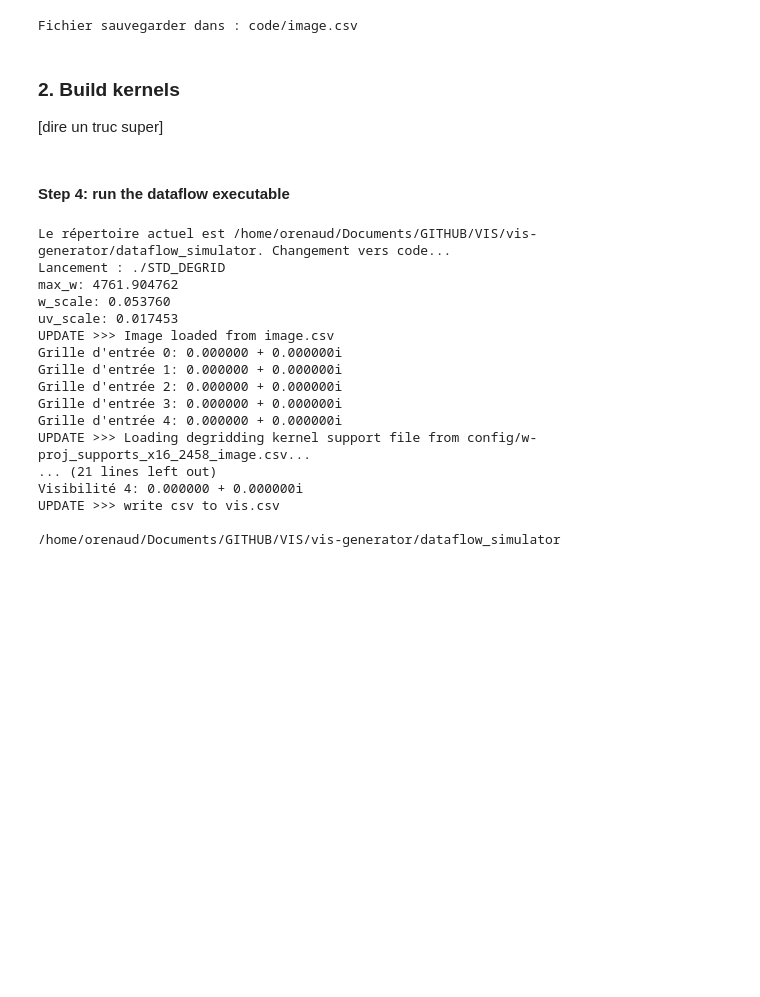
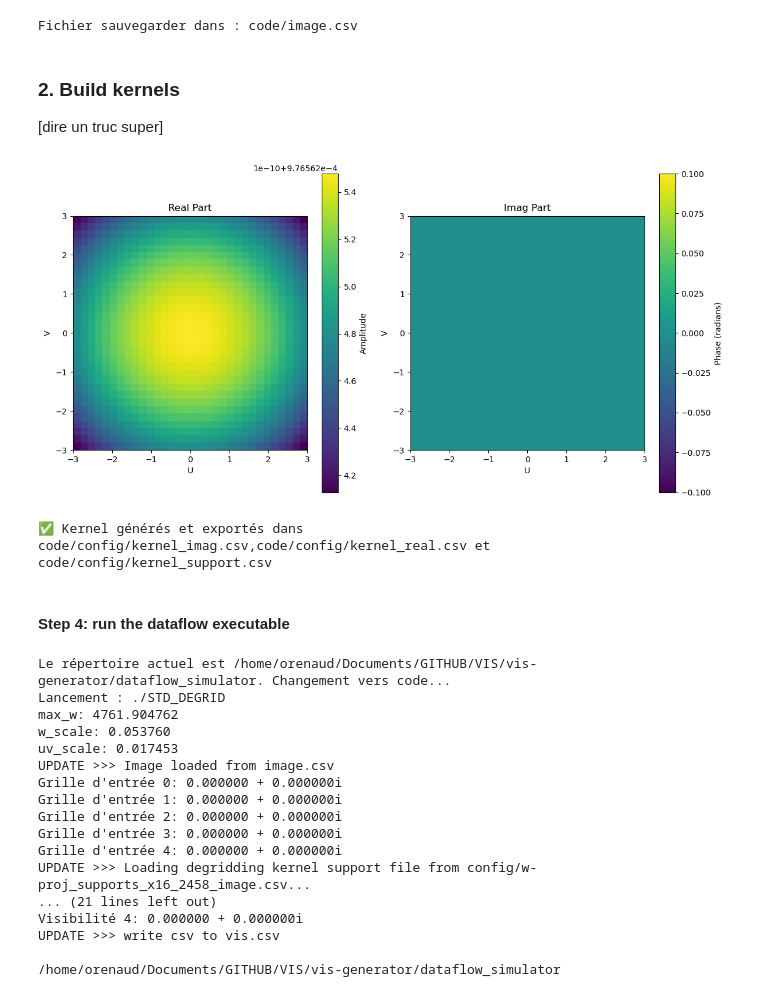
Before and after one commit to Ophelie-Renaud/measurementset-simulator, a Jupyter notebook: dataflow_simulator/ms_from_fits_dataflow.ipynb, the cells around one changed output. Saved outputs shown, nothing was run; the diff lists cells and outputs as text; code cells hidden in the pictures; blank space fills up the shorter version.

```diff
--- a/dataflow_simulator/ms_from_fits_dataflow.ipynb
+++ b/dataflow_simulator/ms_from_fits_dataflow.ipynb
@@ -197,20 +197,22 @@ Fichier sauvegarder dans : code/image.csv
 # %%
 from script.kernel import *
 
 grid_size = 512
 num_kernels = 17
 oversampling_factor = 16
 kernel_support = 6
 baseline_max = 1000
 #csv_file = sys.argv[4]
-BETA = 2.0  # Paramètre de la fenêtre Kaiser-Bessel
-WIDTH = 4.0  # Largeur du noyau
+beta = 2.0  # Paramètre de la fenêtre Kaiser-Bessel
+kernel_width = 4.0  # Largeur du noyau
 SPEED_OF_LIGHT = 3e8  # Vitesse de la lumière en m/s
-FREQUENCY_HZ = SPEED_OF_LIGHT/0.21
+frequency_hz = SPEED_OF_LIGHT/0.21
+filepath = "code/config/"
 
-kernel = generate_gridding_kernel(grid_size, num_kernels, oversampling_factor, kernel_support, BETA, WIDTH, baseline_max, frequency_hz=FREQUENCY_HZ)
-plot_real_and_phase(kernel)
-save_kernel_to_csv(kernel)
+generate_kernel(grid_size, num_kernels, oversampling_factor, kernel_support, beta, kernel_width, baseline_max, frequency_hz, filepath)
+# %% [output]
+[figure, added]
+✅ Kernel générés et exportés dans code/config/kernel_imag.csv,code/config/kernel_real.csv et code/config/kernel_support.csv
 # %% [markdown]
 #### Step 4: run the dataflow executable
 # %%
```
Also changed, not shown: 5 other files.
